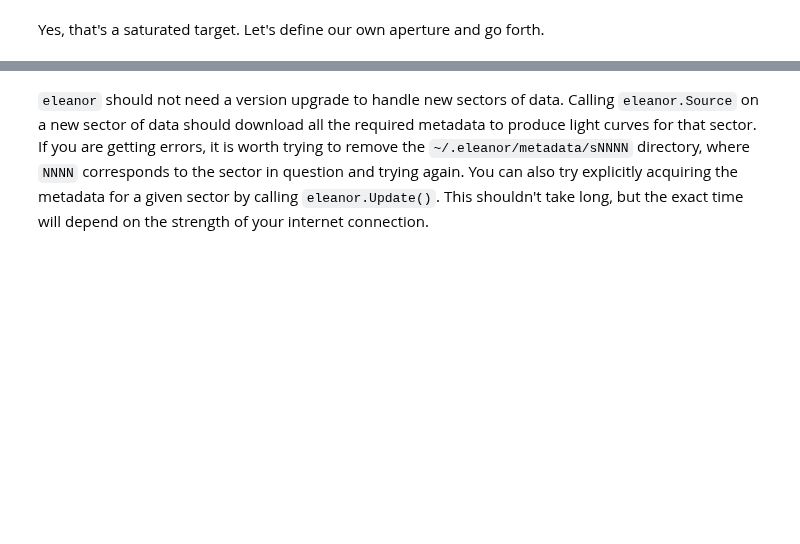
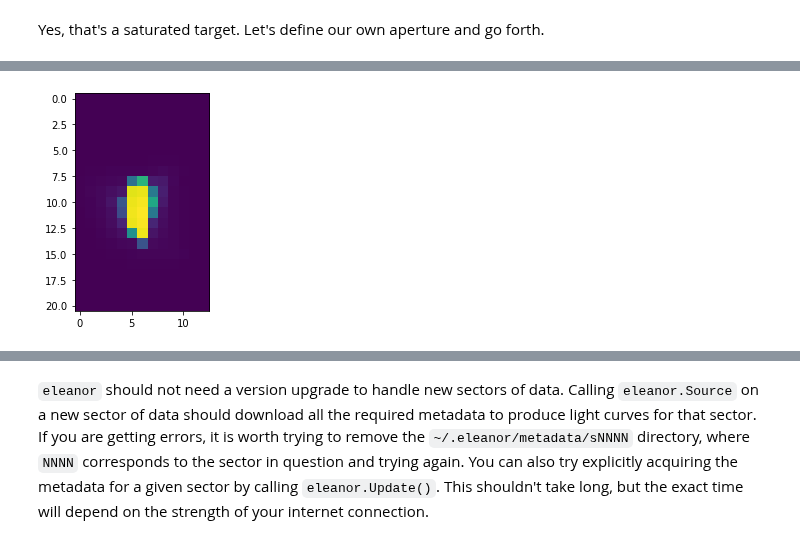
Before and after one commit to afeinstein20/eleanor, a Jupyter notebook: docs/getting_started/tips_tricks.ipynb, the cells around one changed output, grey strips where cells are left out. Cells and saved outputs as stored; diff of their text form; code cells hidden in the pictures; blank space fills up the shorter version.

```diff
--- a/docs/getting_started/tips_tricks.ipynb
+++ b/docs/getting_started/tips_tricks.ipynb
@@ -256,0 +264,3 @@ Alpha draconis, with $V=3.7$, has a deep secondary eclipse as reported in Beddin
+# %%
+star = eleanor.Source(name='pi Mensae', sector=1)
+data = eleanor.TargetData(star, height=21, width=13)
@@ -256,0 +271,4 @@ Alpha draconis, with $V=3.7$, has a deep secondary eclipse as reported in Beddin
+# %%
+plt.imshow(data.tpf[300]);
+# %% [output]
+[figure, added]
```
Also changed, not shown: parts of 17 cells of this notebook, 3 other files.
